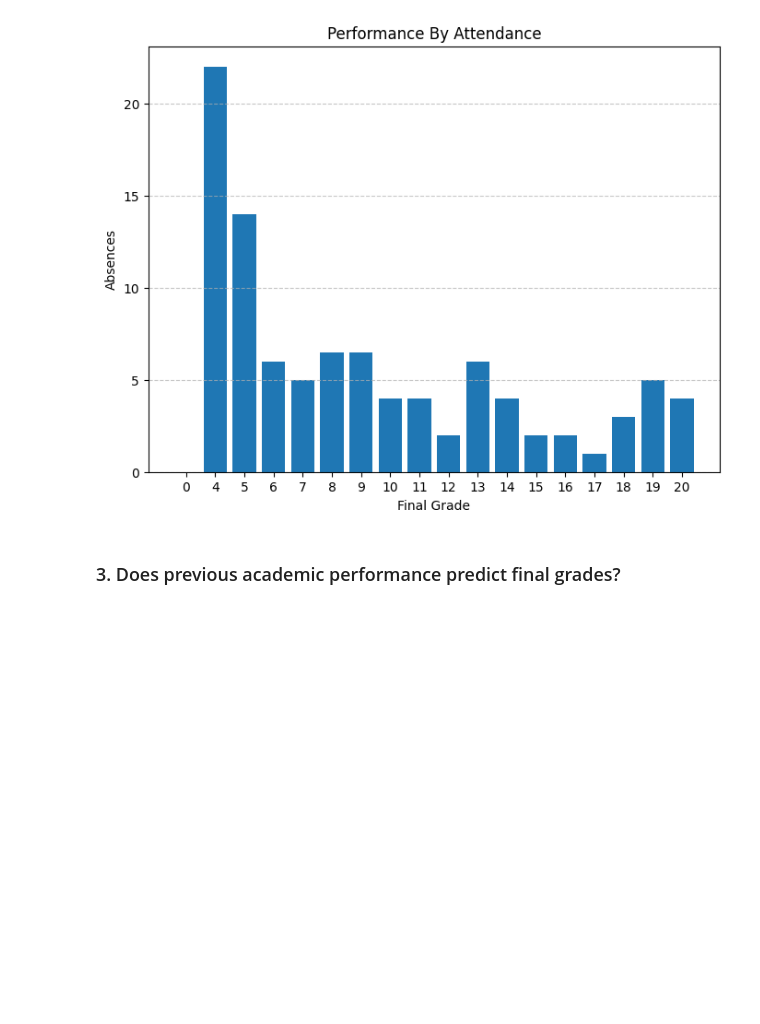
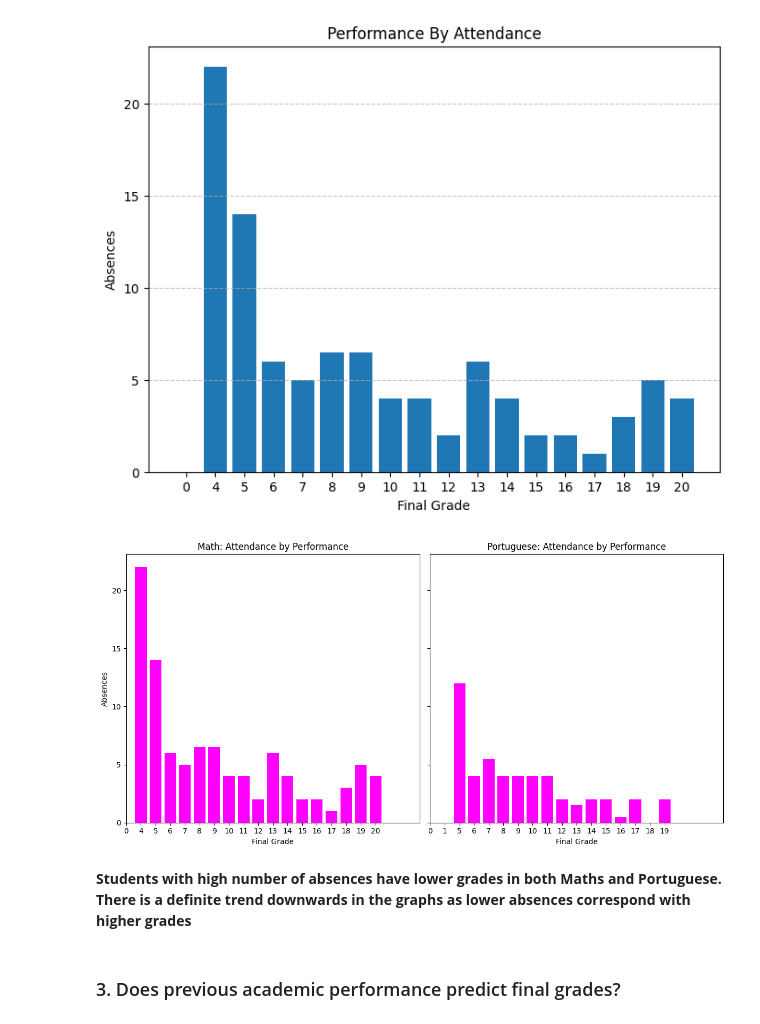
Before and after one commit to tingly-amua/Student-Performance-Analysis, a Jupyter notebook: EDA.ipynb, the cells around one changed output. Drawn from its saved outputs; the diff is of its cells as text; code cells hidden in the pictures; blank space fills up the shorter version.

Commit message:
write interpretations for barplots

```diff
--- a/EDA.ipynb
+++ b/EDA.ipynb
@@ -537,6 +566,44 @@ plt.grid(axis='y', linestyle='--', alpha=0.7) # Horizontal gridlines
 plt.show()
 # %% [output]
 [figure]
+# %%
+# create barplots for final grade by studytime using subplots code for both Maths and Portuguese
+
+# Grouped data
+math_attendance_by_performance = math_df.groupby('final_grade')['absences'].median()
+port_attendance_by_performance = port_df.groupby('final_grade')['absences'].median()
+
+# Create subplots: 1 row, 2 columns
+fig, axes = plt.subplots(1, 2, figsize=(12, 6), sharey=True)
+
+# Plot math_df
+axes[0].bar(
+    math_attendance_by_performance.index.astype(str),
+    math_attendance_by_performance.to_numpy(),
+    color = 'magenta'
+)
+axes[0].set_xlim(0, 20)
+axes[0].set_xlabel('Final Grade')
+axes[0].set_ylabel('Absences')
+axes[0].set_title('Math: Attendance by Performance')
+
+# Plot port_df
+axes[1].bar(
+    port_attendance_by_performance.index.astype(str),
+    port_attendance_by_performance.to_numpy(),
+    color = 'magenta'
+)
+axes[1].set_xlim(0, 20)
+axes[1].set_xlabel('Final Grade')
+axes[1].set_title('Portuguese: Attendance by Performance')
+
+# Adjust layout
+plt.tight_layout()
+plt.show()
+# %% [output]
+[figure, added]
+# %% [markdown]
+**Students with high number of absences have lower grades in both Maths and Portuguese. There is a definite trend downwards in the graphs as lower absences correspond with higher grades**
 # %% [markdown]
 ### 3. Does previous academic performance predict final grades?
 # %%
```
Also changed, not shown: parts of 5 cells of this notebook.
